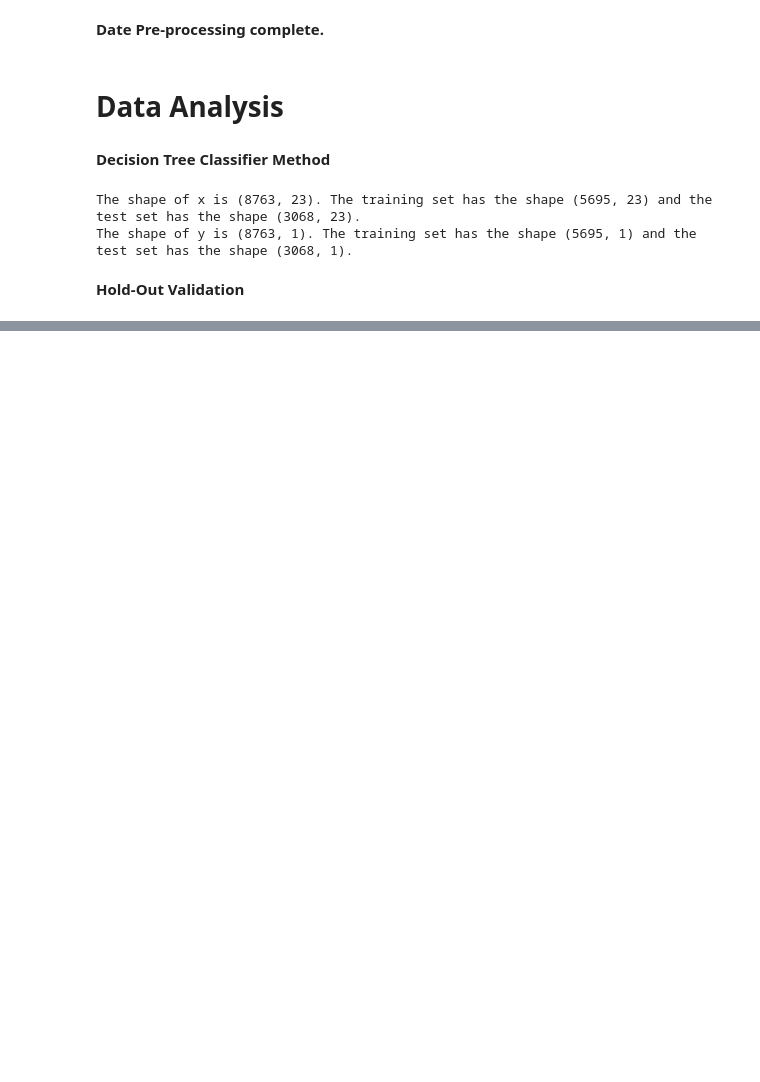
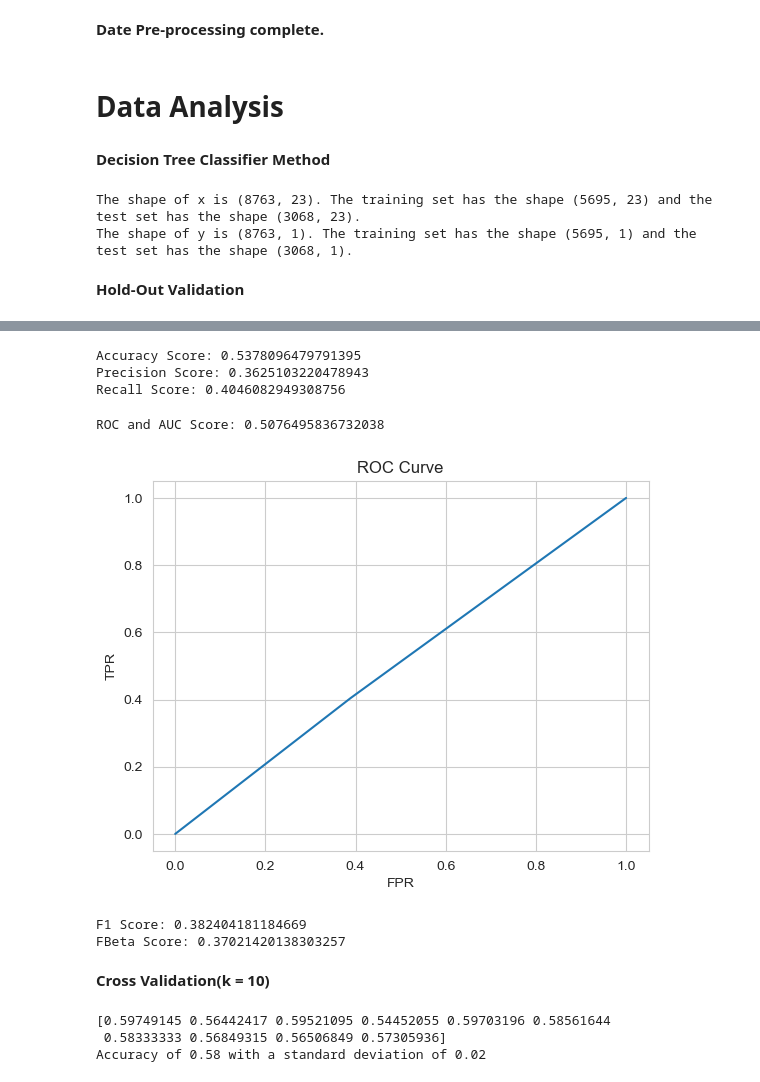
Before and after one commit to AN-DRE4/DadosAprendizagemAutomatica, a Jupyter notebook: HeartAttack.ipynb, the cells around one changed output, grey strips where cells are left out. Saved outputs shown, nothing was run; the diff lists cells and outputs as text; code cells hidden in the pictures; blank space fills up the shorter version.

```diff
--- a/HeartAttack.ipynb
+++ b/HeartAttack.ipynb
@@ -497,0 +510,47 @@ predictions = classifier.predict(x_test)
+# %%
+accuracy = accuracy_score(y_test, predictions)
+print("Accuracy Score: %s" %accuracy)
+precision = precision_score(y_test, predictions)
+print("Precision Score: %s" %precision)
+recall = recall_score(y_test, predictions)
+print("Recall Score: %s" %recall)
+# %% [output]
+Accuracy Score: 0.5378096479791395
+Precision Score: 0.3625103220478943
+Recall Score: 0.4046082949308756
+# %%
+roc_auc = roc_auc_score(y_test,predictions)
+print("ROC and AUC Score: %s" %roc_auc)
+
+fpr, tpr, _ = roc_curve(y_test, predictions)
+plt.clf()
+plt.plot(fpr, tpr)
+plt.xlabel('FPR')
+plt.ylabel('TPR')
+plt.title('ROC Curve')
+plt.show()
+# %% [output]
+ROC and AUC Score: 0.5076495836732038
+[figure, added]
+# %%
+f1 = f1_score(y_test, predictions)
+fbeta = fbeta_score(y_test, predictions, beta=0.5)
+
+print("F1 Score: %s" %f1)
+print("FBeta Score: %s" %fbeta)
+# %% [output]
+F1 Score: 0.382404181184669
+FBeta Score: 0.37021420138303257
+# %% [markdown]
+**Cross Validation(k = 10)**
+# %%
+# And now for the Module Validation
+
+classifier2 = DecisionTreeClassifier(criterion = "gini", max_depth=10, random_state=2021)
+scores = cross_val_score(classifier2,x,y,cv = 10)
+print(scores)
+print("Accuracy of %0.2f with a standard deviation of %0.2f" %(scores.mean(), scores.std()))
+# %% [output]
+[0.59749145 0.56442417 0.59521095 0.54452055 0.59703196 0.58561644
+ 0.58333333 0.56849315 0.56506849 0.57305936]
+Accuracy of 0.58 with a standard deviation of 0.02
```
Also changed, not shown: parts of 29 cells of this notebook.
